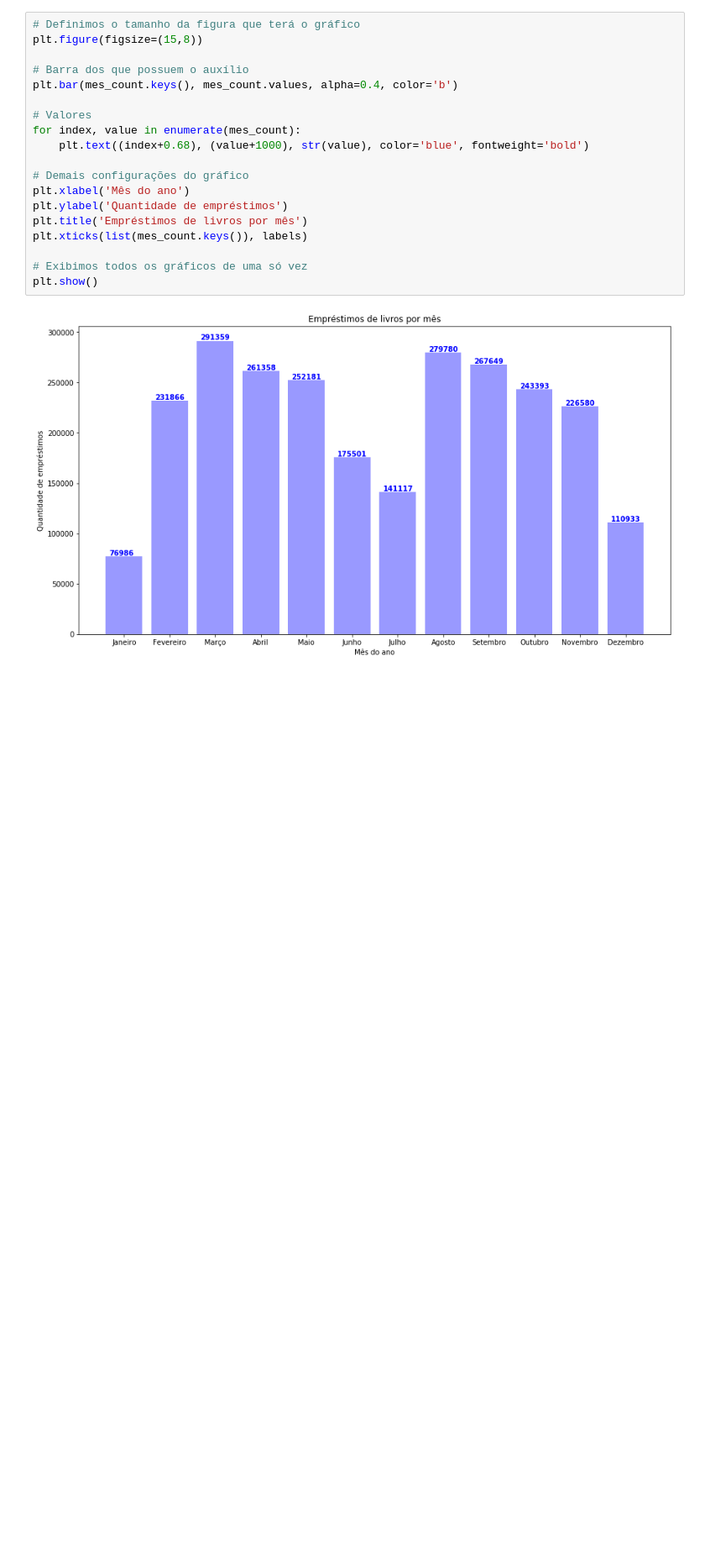
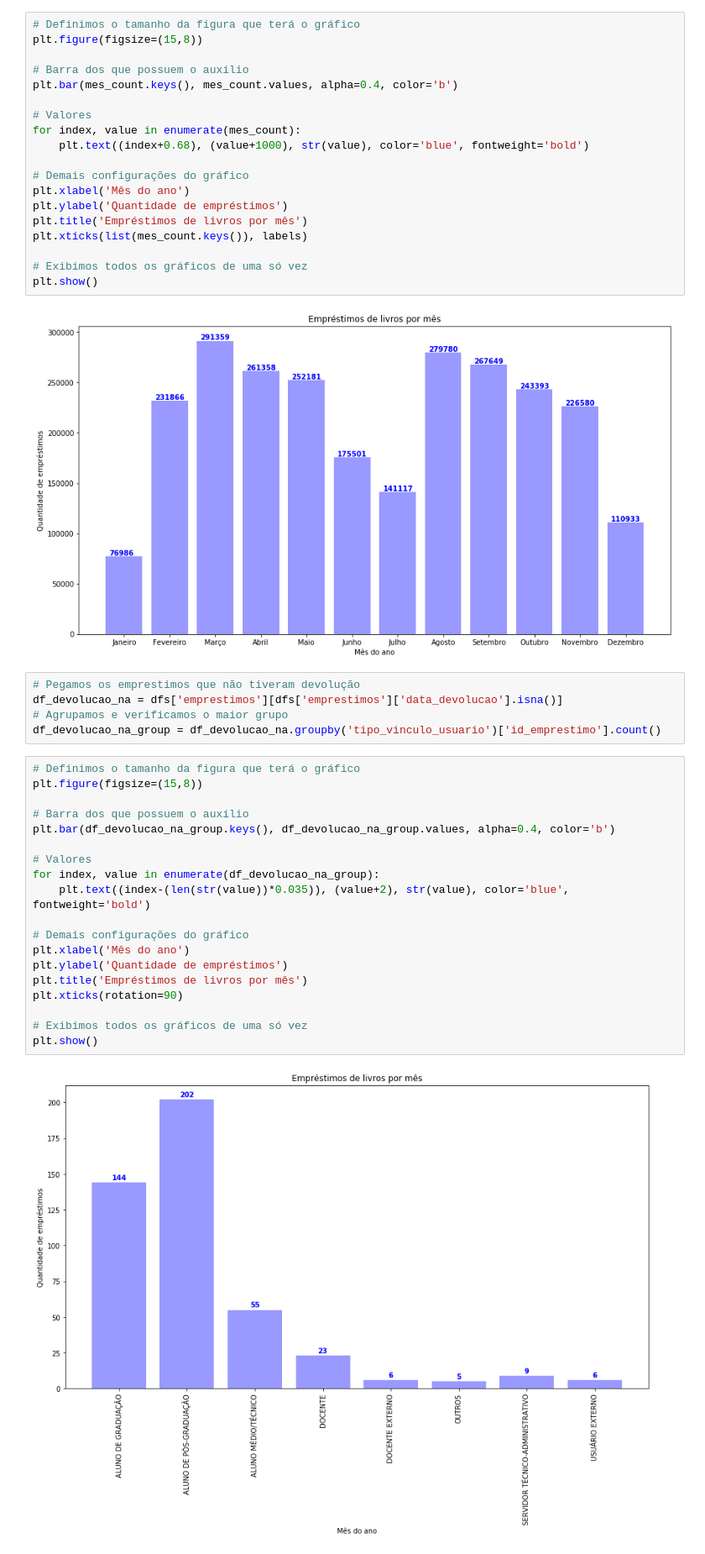
Before and after one commit to alvarofpp/imd0905-acervo-biblioteca, a Jupyter notebook: alvaro.ipynb, the cells around one changed output. Shown at 84% size. Cells and saved outputs as stored; diff of their text form; blank space fills up the shorter version.

Commit message:
Analise para ver quem perde mais os livros

```diff
--- a/main.ipynb
+++ b/alvaro.ipynb
@@ -99,3 +99,29 @@ plt.xticks(list(mes_count.keys()), labels)
 plt.show()
 # %% [output]
 [figure]
+# %%
+# Pegamos os emprestimos que não tiveram devolução
+df_devolucao_na = dfs['emprestimos'][dfs['emprestimos']['data_devolucao'].isna()]
+# Agrupamos e verificamos o maior grupo
+df_devolucao_na_group = df_devolucao_na.groupby('tipo_vinculo_usuario')['id_emprestimo'].count()
+# %%
+# Definimos o tamanho da figura que terá o gráfico
+plt.figure(figsize=(15,8))
+
+# Barra dos que possuem o auxílio
+plt.bar(df_devolucao_na_group.keys(), df_devolucao_na_group.values, alpha=0.4, color='b')
+
+# Valores
+for index, value in enumerate(df_devolucao_na_group):
+    plt.text((index-(len(str(value))*0.035)), (value+2), str(value), color='blue', fontweight='bold')
+
+# Demais configurações do gráfico
+plt.xlabel('Mês do ano')
+plt.ylabel('Quantidade de empréstimos')
+plt.title('Empréstimos de livros por mês')
+plt.xticks(rotation=90)
+
+# Exibimos todos os gráficos de uma só vez
+plt.show()
+# %% [output]
+[figure, added]
```
